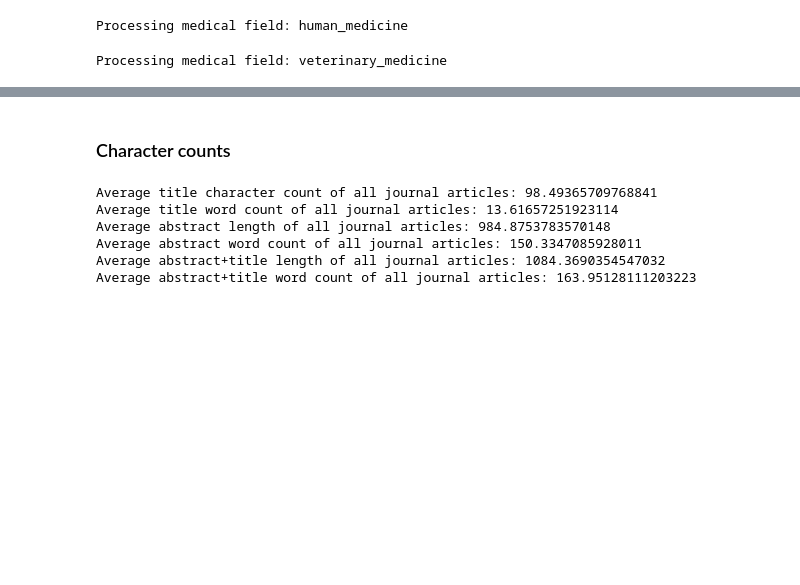
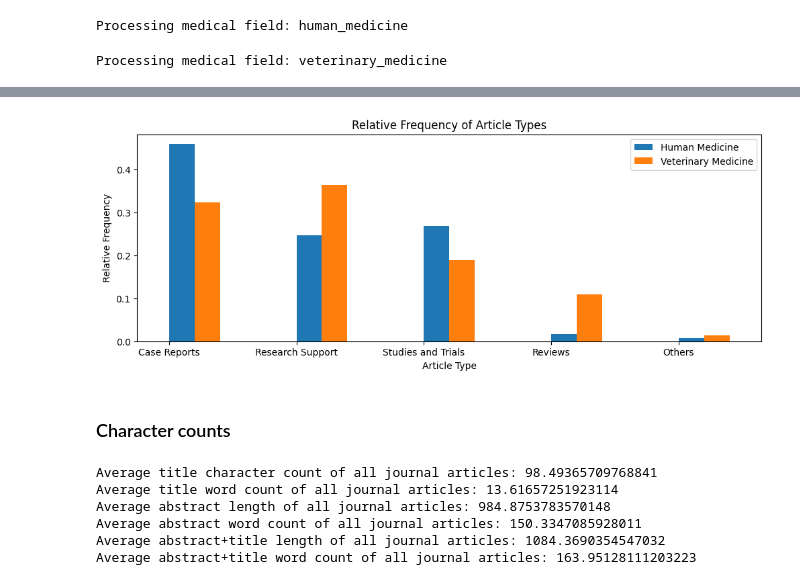
Before and after one commit to marcel8168/MedTextClassification, a Jupyter notebook: Source_code/a_problem_analysis/problem_analysis.ipynb, the cells around one changed output, grey strips where cells are left out. Saved outputs shown, nothing was run; the diff lists cells and outputs as text; code cells hidden in the pictures; blank space fills up the shorter version.

Commit message:
[problem analysis] aggregate article types

```diff
--- a/Source_code/a_problem_analysis/problem_analysis.ipynb
+++ b/Source_code/a_problem_analysis/problem_analysis.ipynb
@@ -73,3 +37,63 @@ plt.close()
+# %%
+import pandas as pd
+import matplotlib.pyplot as plt
+
+
+hum_exploded_df = hum_df.explode("text_types")
+vet_exploded_df = vet_df.explode("text_types")
+
+hum_text_type_counts = hum_exploded_df['text_types'].value_counts()
+vet_text_type_counts = vet_exploded_df['text_types'].value_counts()
+
+hum_text_type_counts_aligned, vet_text_type_counts_aligned = hum_text_type_counts.align(vet_text_type_counts, join='outer', fill_value=0)
+hum_text_type_counts_aligned = hum_text_type_counts_aligned.sort_values(ascending=False)
+hum_text_type_counts_aligned /= hum_text_type_counts_aligned[1:].sum()
+vet_text_type_counts_aligned = vet_text_type_counts_aligned.sort_values(ascending=False)
+vet_text_type_counts_aligned /= vet_text_type_counts_aligned[1:].sum()
+text_type_counts_aligned = pd.concat([hum_text_type_counts_aligned,
+                                      vet_text_type_counts_aligned],
+                                     keys=["Human Medicine", "Veterinary Medicine"],
+                                     axis=1)
+
+text_type_rates = text_type_counts_aligned
+
+research_support_row = pd.DataFrame({
+    "Human Medicine": [text_type_rates["Human Medicine"][text_type_rates["Human Medicine"].index.str.contains("research support", case=False)].sum()],
+    "Veterinary Medicine": [text_type_rates["Veterinary Medicine"][text_type_rates["Veterinary Medicine"].index.str.contains("research support", case=False)].sum()]
+}, index=["Research Support"])
+
+hum_idx = text_type_rates["Human Medicine"].index.str.contains("study|trial", case=False)
+vet_idx = text_type_rates["Veterinary Medicine"].index.str.contains("study|trial", case=False)
+studies_trials_row = pd.DataFrame({
+    "Human Medicine": [text_type_rates["Human Medicine"][hum_idx].sum()],
+    "Veterinary Medicine": [text_type_rates["Veterinary Medicine"][vet_idx].sum()]
+}, index=["Studies and Trials"])
+
+review_row = pd.DataFrame({
+    "Human Medicine": [text_type_rates["Human Medicine"][text_type_rates["Human Medicine"].index.str.contains("review", case=False)].sum()],
+    "Veterinary Medicine": [text_type_rates["Veterinary Medicine"][text_type_rates["Veterinary Medicine"].index.str.contains("review", case=False)].sum()]
+}, index=["Reviews"])
+
+hum_idx = ~text_type_rates["Human Medicine"].index.str.contains("journal article|case reports|study|trial|research support|review", case=False)
+vet_idx = ~text_type_rates["Veterinary Medicine"].index.str.contains("journal article|case reports|study|trial|research support|review", case=False)
+others_row = pd.DataFrame({
+    "Human Medicine": [text_type_rates["Human Medicine"][hum_idx].sum()],
+    "Veterinary Medicine": [text_type_rates["Veterinary Medicine"][vet_idx].sum()]
+}, index=["Others"])
+
+reformatted_df = pd.concat([text_type_rates[1:2], research_support_row, studies_trials_row, review_row, others_row])
+reformatted_df.plot(kind='bar', position=0, width=0.4, figsize=(12, 4))
+
+plt.xlabel('Article Type')
+plt.xticks(rotation=0, ha='center')
+plt.ylabel('Relative Frequency')
+plt.legend()
+plt.savefig('relative_frequency_article_types.pdf', format="pdf", bbox_inches="tight")
+plt.title('Relative Frequency of Article Types')
+plt.show()
+plt.close()
+# %% [output]
+[figure, added]
 # %% [markdown]
 ### Character counts
 # %%
```
Also changed, not shown: parts of 1 cell of this notebook.
